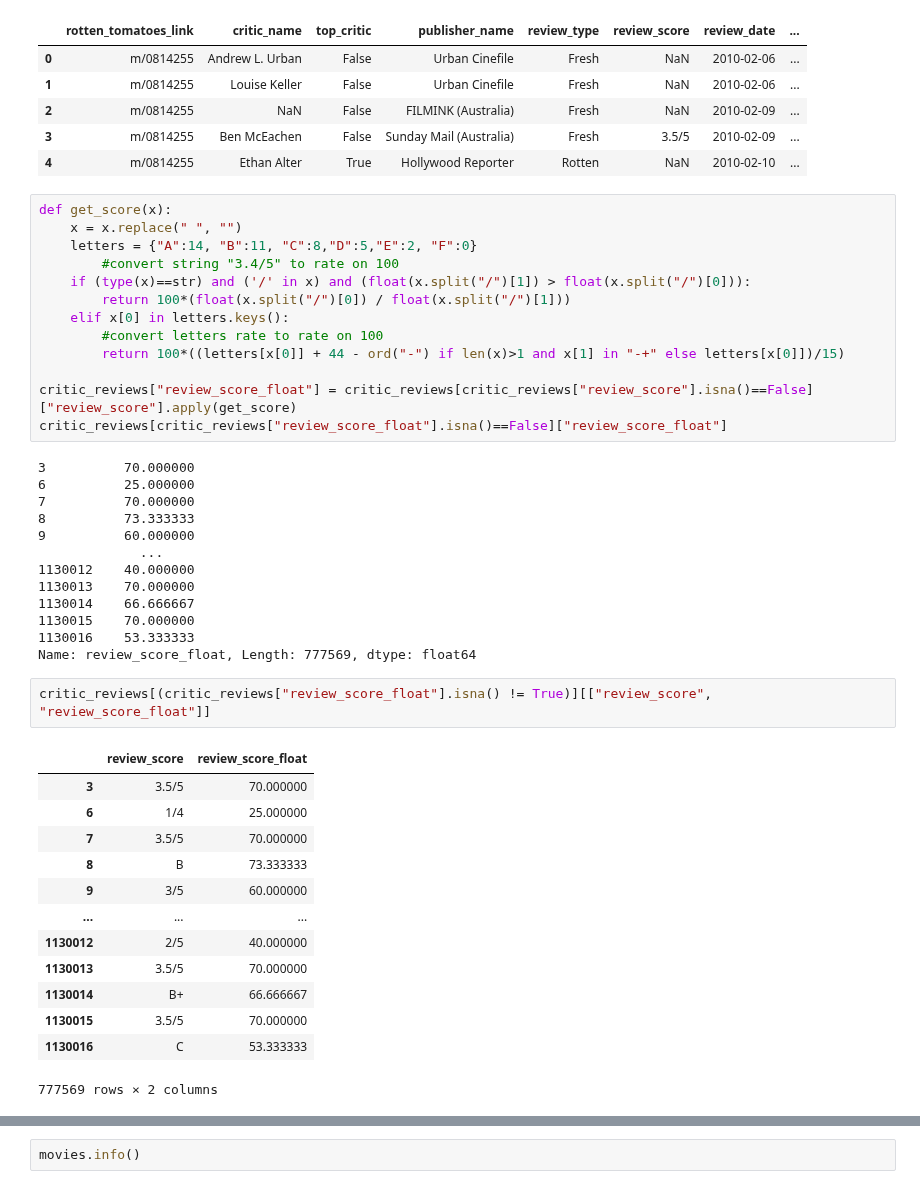
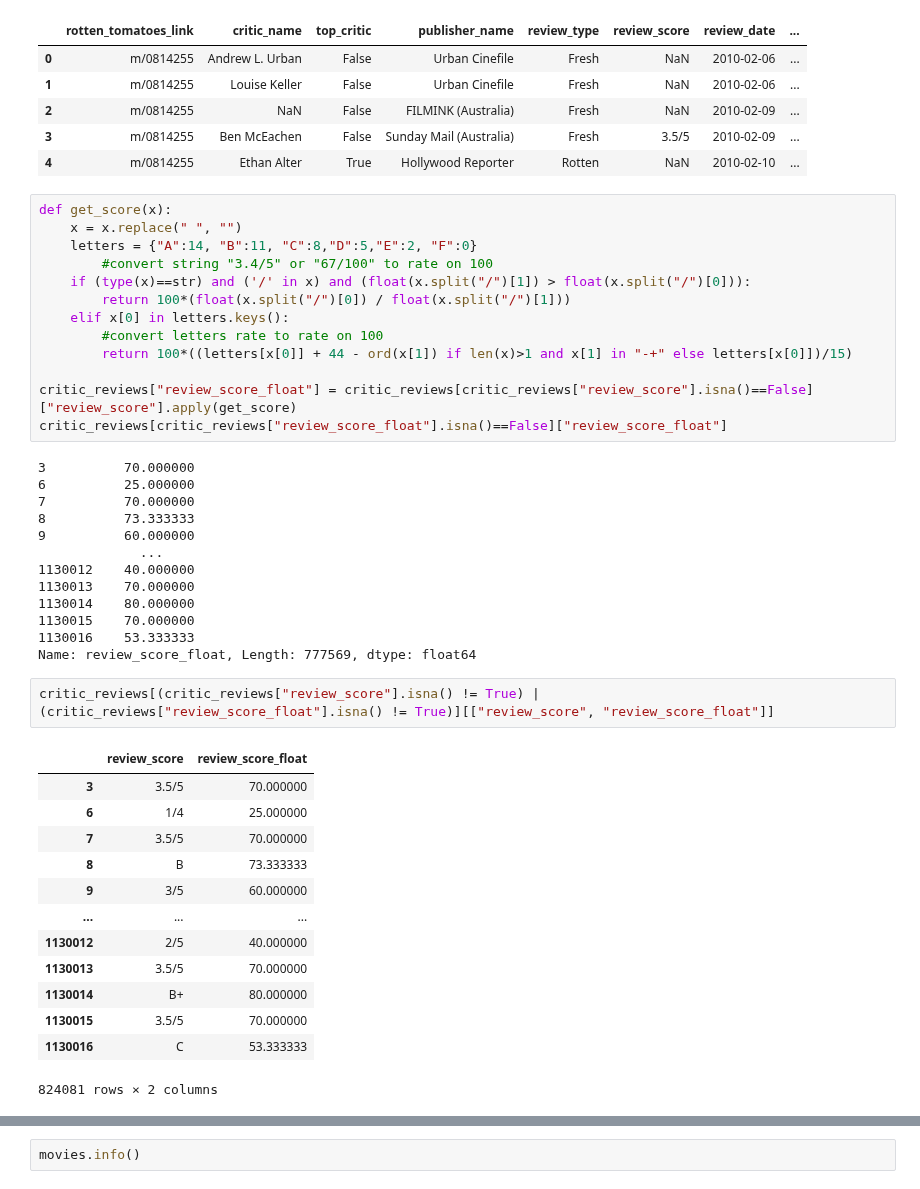
Before and after one commit to fdmdlb/nextflix, a Jupyter notebook: explore_roten_tomatoes.ipynb, the cells around one changed output, grey strips where cells are left out. Cells and saved outputs as stored; diff of their text form.

```diff
--- a/explore_roten_tomatoes.ipynb
+++ b/explore_roten_tomatoes.ipynb
@@ -71,12 +72,12 @@ critic_reviews.head()
 def get_score(x):
     x = x.replace(" ", "")
     letters = {"A":14, "B":11, "C":8,"D":5,"E":2, "F":0}
-        #convert string "3.4/5" to rate on 100
+        #convert string "3.4/5" or "67/100" to rate on 100
     if (type(x)==str) and ('/' in x) and (float(x.split("/")[1]) > float(x.split("/")[0])):
         return 100*(float(x.split("/")[0]) / float(x.split("/")[1]))
     elif x[0] in letters.keys():
         #convert letters rate to rate on 100
-        return 100*((letters[x[0]] + 44 - ord("-") if len(x)>1 and x[1] in "-+" else letters[x[0]])/15)
+        return 100*((letters[x[0]] + 44 - ord(x[1]) if len(x)>1 and x[1] in "-+" else letters[x[0]])/15)
 
 critic_reviews["review_score_float"] = critic_reviews[critic_reviews["review_score"].isna()==False]["review_score"].apply(get_score)
 critic_reviews[critic_reviews["review_score_float"].isna()==False]["review_score_float"]
@@ -89,26 +90,26 @@ critic_reviews[critic_reviews["review_score_float"].isna()==False]["review_score
              ...
 1130012    40.000000
 1130013    70.000000
-1130014    66.666667
+1130014    80.000000
 1130015    70.000000
 1130016    53.333333
 Name: review_score_float, Length: 777569, dtype: float64
 # %%
-critic_reviews[(critic_reviews["review_score_float"].isna() != True)][["review_score", "review_score_float"]]
+critic_reviews[(critic_reviews["review_score"].isna() != True) | (critic_reviews["review_score_float"].isna() != True)][["review_score", "review_score_float"]]
 # %% [output]
 |  | review_score | review_score_float |
 | 3 | 3.5/5 | 70.000000 |
 | 6 | 1/4 | 25.000000 |
 | 7 | 3.5/5 | 70.000000 |
 | 8 | B | 73.333333 |
 | 9 | 3/5 | 60.000000 |
 | ... | ... | ... |
 | 1130012 | 2/5 | 40.000000 |
 | 1130013 | 3.5/5 | 70.000000 |
-| 1130014 | B+ | 66.666667 |
+| 1130014 | B+ | 80.000000 |
 | 1130015 | 3.5/5 | 70.000000 |
 | 1130016 | C | 53.333333 |
-777569 rows × 2 columns
+824081 rows × 2 columns
 # %%
 critic_reviews.describe()
 # %% [output]
```
Also changed, not shown: parts of 17 cells of this notebook.
